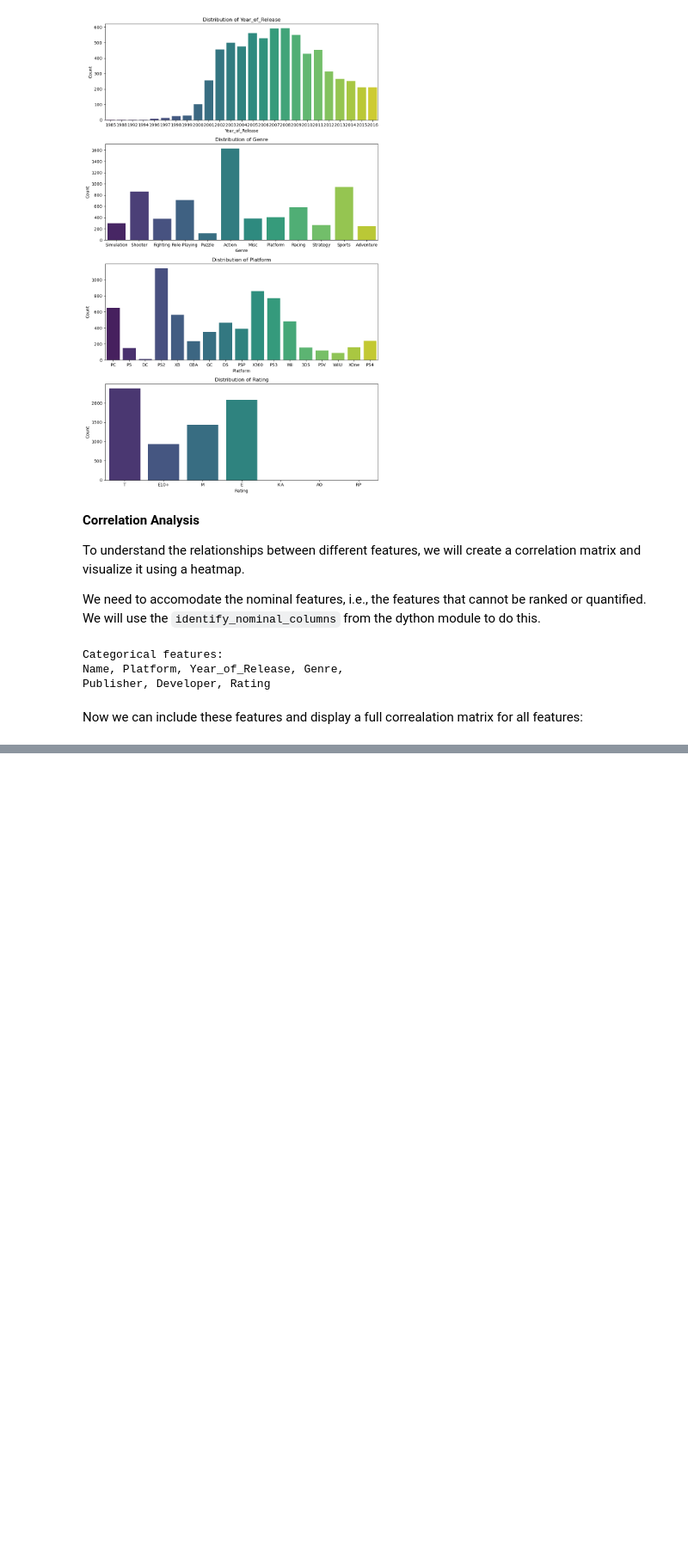
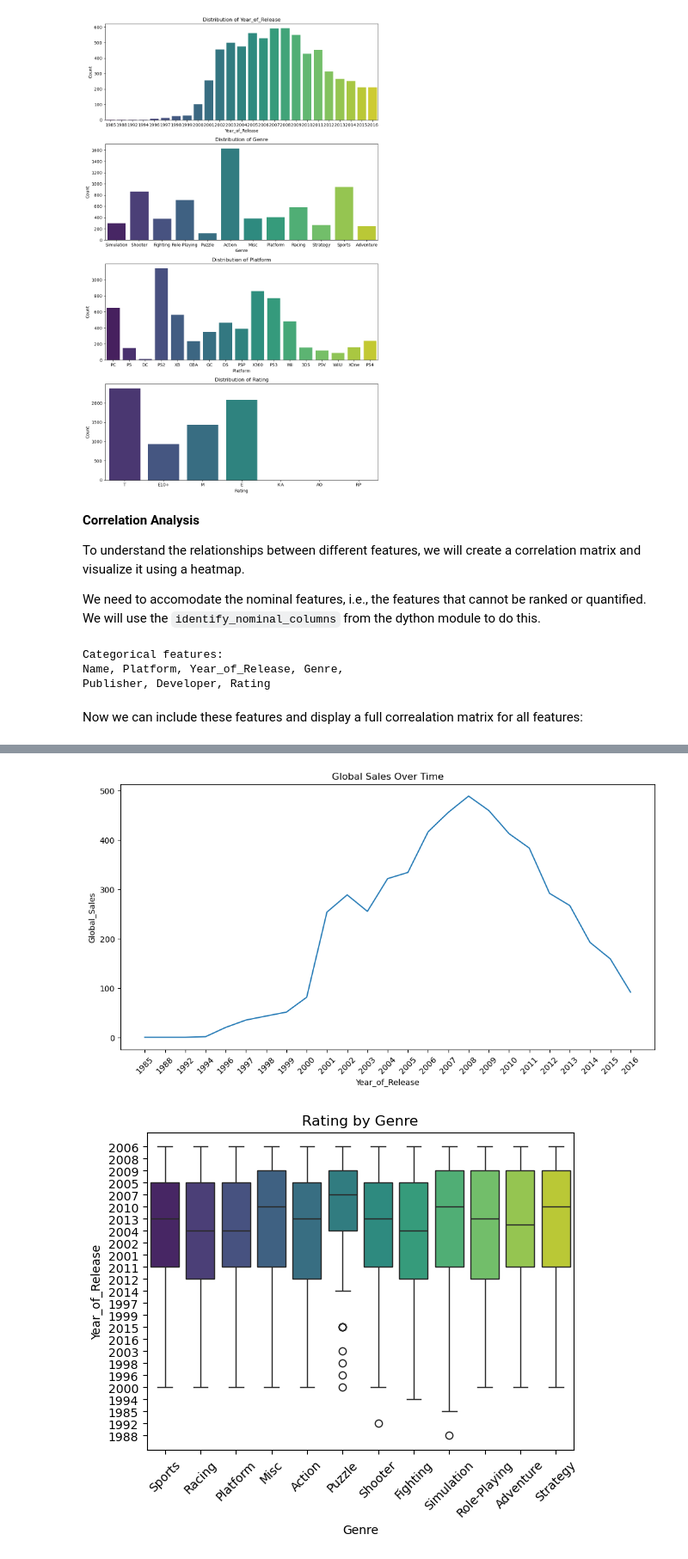
Before and after one commit to ynmu/csca5632-final-game-recommender, a Jupyter notebook: submission.ipynb, the cells around one changed output, grey strips where cells are left out. Shown at 86% size. Saved outputs shown, nothing was run; the diff lists cells and outputs as text; code cells hidden in the pictures; blank space fills up the shorter version.

```diff
--- a/submission.ipynb
+++ b/submission.ipynb
@@ -296,0 +332,22 @@ Next, we apply one-hot encoding to the categorical features to convert them into
+# %%
+# sales over time
+sales_by_year = data.groupby('Year_of_Release').sum().reset_index()
+plt.figure(figsize=(12, 6))
+sns.lineplot(x='Year_of_Release', y='Global_Sales', data=sales_by_year)
+plt.title('Global Sales Over Time')
+plt.xticks(rotation=45)
+plt.show()
+
+# year of release vs genre
+sns.boxplot(x='Genre', y='Year_of_Release', data=data, palette='viridis', hue='Genre')
+plt.title(f'{column} by Genre')
+plt.xticks(rotation=45)
+plt.show()
+
+# platform vs global sales
+sns.barplot(x='Platform', y='Global_Sales', data=data, errorbar=None, color='skyblue')
+plt.title('Global Sales Distribution Across Platforms')
+plt.show()
+# %% [output]
+[figure, added]
+[figure, added]
```
Also changed, not shown: parts of 38 cells of this notebook.
